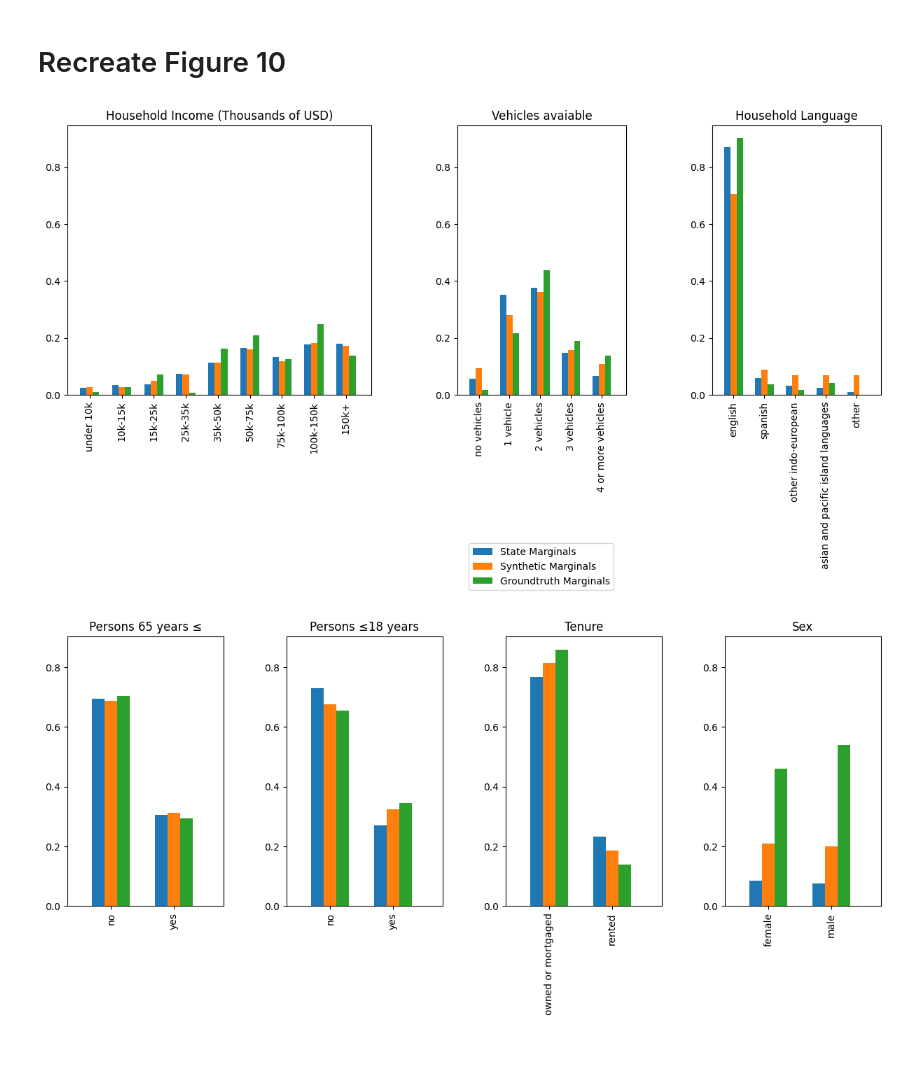
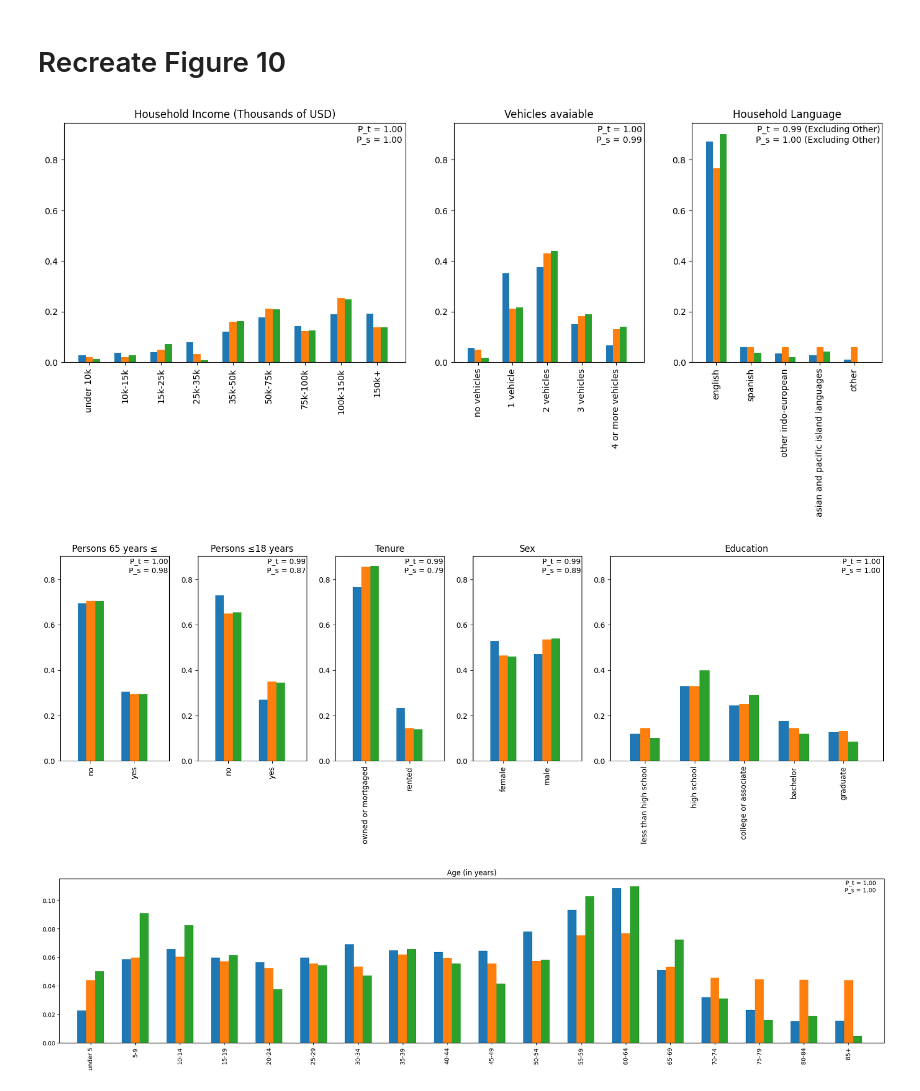
Before and after one commit to fabi-kb/GNN_Project, a Jupyter notebook: finetune_analysis.ipynb, the cells around one changed output. Drawn from its saved outputs; the diff is of its cells as text; code cells hidden in the pictures; blank space fills up the shorter version.

Commit message:
figure 10 and table 4 reproduced

```diff
--- a/finetune_analysis.ipynb
+++ b/finetune_analysis.ipynb
@@ -104,22 +115,15 @@ predictions_onehot = hardmax(predictions_torch)
 predictions = predictions_onehot.detach().cpu().numpy()
 
 # Get marginals for predicted, predicted_cheating and state data
-matching_indices =get_matching_indices(marginals, list(pums_data.columns))
+household_indices, personal_indices, nan_indices = get_matching_indices(marginals, list(pums_data.columns))
 
 # Get marginal values for the predictions:
-predicted_marginals = {}
-for var, indices in matching_indices.items():
-    predicted_marginals[var] = predictions[:, indices].mean()
+predicted_marginals         = get_marginals(predictions, household_indices, personal_indices, nan_indices)
+predicted_marginals_cheat   = get_marginals(predictions_unchanged, household_indices, personal_indices, nan_indices)
+state_marginals             = get_marginals(pums_np, household_indices, personal_indices, nan_indices)
 
-# Get marginal values without performing one-hot encoding
-predicted_marginals_cheat = {}
-for var, indices in matching_indices.items():
-    predicted_marginals_cheat[var] = predictions_unchanged[:, indices].mean()
-
-# Get state marginals
-state_marginals = {}
-for var, indices in matching_indices.items():
-    state_marginals[var] = pums_np[:, indices].mean()
+# Create dir for results
+os.makedirs('/workspace/finetune_pngs_dfs', exist_ok = True)
 # %% [markdown]
 # Recreate Figure 10
 # %%
@@ -185,8 +236,8 @@ predicted_marginals = predicted_marginals_cheat
 # %%
-plot_vars_bars(['HINCP', 'VEH', 'HHL'], legend=True, figsize = (15,5), bbox_to_anchor = (0.65, -0.3))
+plot_vars_bars(['HINCP', 'VEH', 'HHL'], legend=False, figsize = (17,5), img_name = 'plots1')
+plot_vars_bars(['R65', 'R18', 'TEN', 'SEX', 'SCHL'], legend=False, figsize = (20,5), img_name = 'plots2')
+plot_vars_bars(['AGEP'], legend=False, figsize = (25,5), bbox_to_anchor = (0.65, -0.3), img_name = 'plots3')
 # %% [output]
-[figure, old version]
+[figure, new version]
+[figure, added]
+[figure, added]
-# %%
-plot_vars_bars(['R65', 'R18', 'TEN', 'SEX'], legend=False, figsize = (15,5))
-# %% [output]
-[figure, removed]
```
Also changed, not shown: parts of 16 cells of this notebook.
